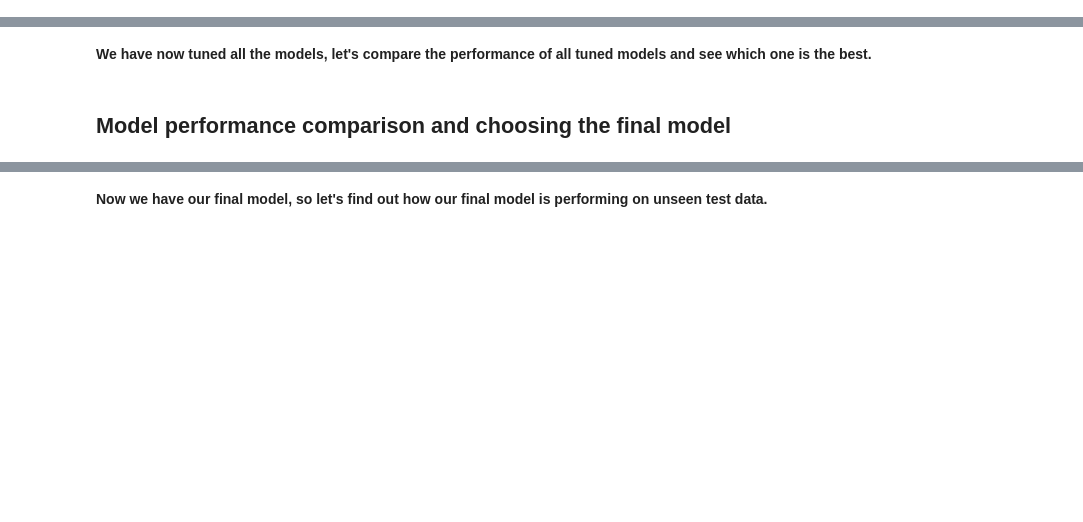
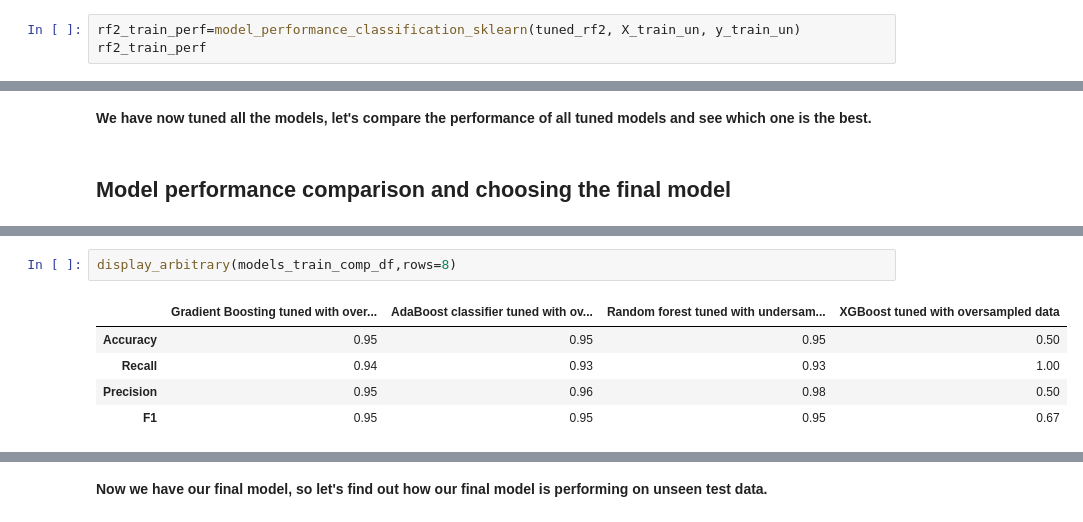
Before and after one commit to CoderSales/codespaces-jupyter, a Jupyter notebook: notebooks/MT_Project_LearnerNotebook_LowCode.ipynb, the cells around one changed output, grey strips where cells are left out. Saved outputs shown, nothing was run; the diff lists cells and outputs as text; blank space fills up the shorter version.

```diff
--- a/notebooks/MT_Project_LearnerNotebook_LowCode.ipynb
+++ b/notebooks/MT_Project_LearnerNotebook_LowCode.ipynb
@@ -1811,3 +1857,6 @@ rf2_train_perf
 0.953125
 [interactive output not drawn]
 [interactive output not drawn]
+# %%
+rf2_train_perf=model_performance_classification_sklearn(tuned_rf2, X_train_un, y_train_un)
+rf2_train_perf
@@ -2009,0 +2169,8 @@ models_train_comp_df
+# %%
+display_arbitrary(models_train_comp_df,rows=8)
+# %% [output]
+|  | Gradient Boosting tuned with over... | AdaBoost classifier tuned with ov... | Random forest tuned with undersam... | XGBoost tuned with oversampled data |
+| Accuracy | 0.95 | 0.95 | 0.95 | 0.50 |
+| Recall | 0.94 | 0.93 | 0.93 | 1.00 |
+| Precision | 0.95 | 0.96 | 0.98 | 0.50 |
+| F1 | 0.95 | 0.95 | 0.95 | 0.67 |
```
Also changed, not shown: parts of 36 cells of this notebook.
